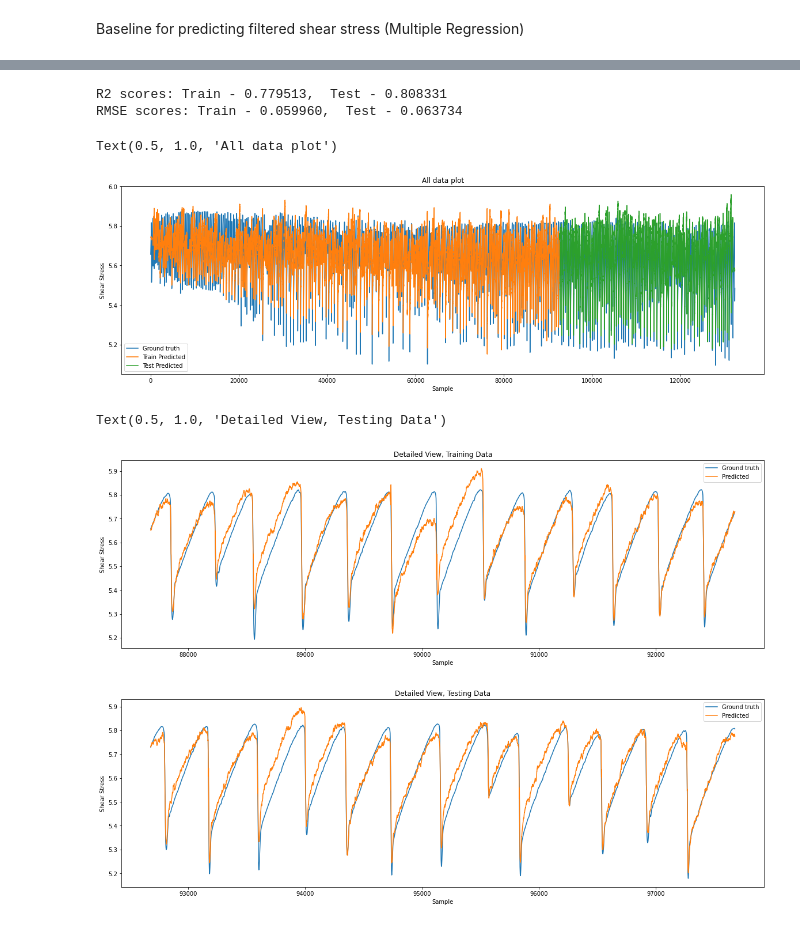
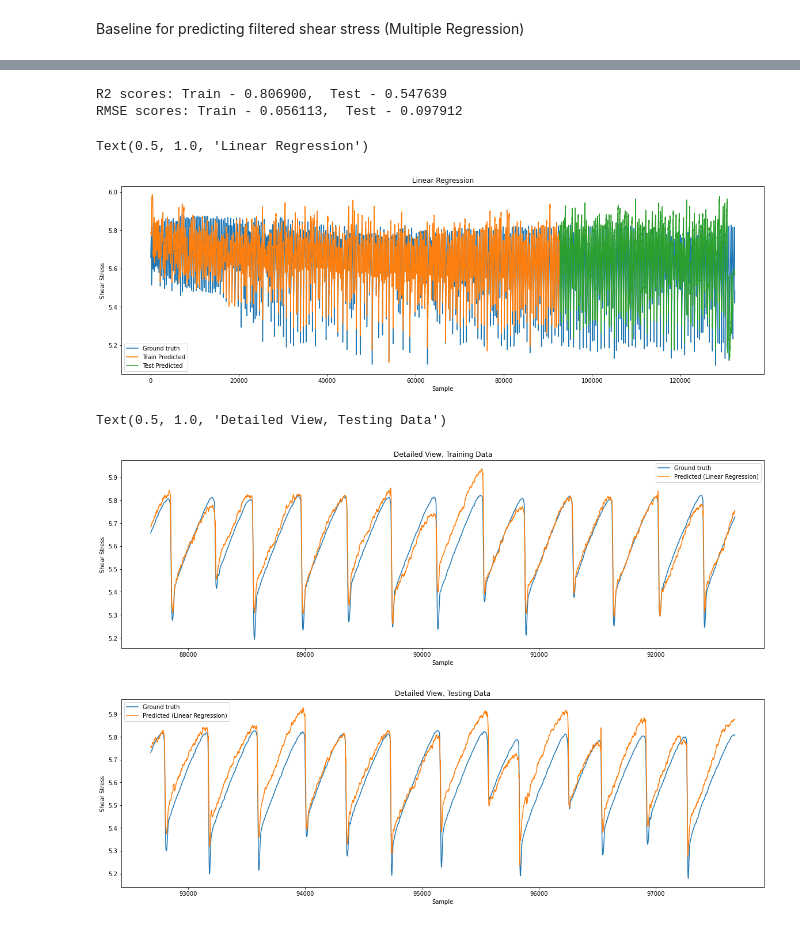
Before and after one commit to vrushaligirkar/Labquake-Prediction, a Jupyter notebook: Baseline/baseline_reg.ipynb, the cells around one changed output, grey strips where cells are left out. Saved outputs shown, nothing was run; the diff lists cells and outputs as text; code cells hidden in the pictures.

Commit message:
New features used

```diff
--- a/Baseline/baseline_reg.ipynb
+++ b/Baseline/baseline_reg.ipynb
@@ -10,20 +10,26 @@ from sklearn.model_selection import train_test_split
 from sklearn.linear_model import LinearRegression
 from sklearn.metrics import r2_score, mean_squared_error
 # %%
+# Load the data
+
 data = loadmat('/content/drive/My Drive/Colab Notebooks/Labquake_prediction/MLpreprocessed_code/data/p5270_ML_Master.mat')
 
-m_t = pd.DataFrame({'Time':data['Time'].ravel().round(2), 'SS':data['SS'].ravel()})    # TTF and TSF not used
-a_t = pd.DataFrame({'Time':data['LocalAcTime'].ravel().round(2), 'A_filt':data['A_filt'].ravel(), 'V_filt':data['V_filt'].ravel(),
-                    'T_pc':data['T_pc'].ravel(), 'Vel_pc':data['Vel_pc'].ravel(), 'T_der':data['T_der'].ravel(), 'Vel_der':data['Vel_der'].ravel()})
-                   # 'T_off':data['T_off'].ravel(), 'Vel_off':data['Vel_off'].ravel()})
+m_t = pd.DataFrame({'Time':data['Time'].ravel().round(2), 'SS':data['SS'].ravel()})
+a_t = pd.DataFrame({'Time':data['LocalAcTime'].ravel().round(2)})
+df1 = a_t.merge(m_t, on='Time')
 
-df = a_t.merge(m_t, on='Time')
+data2 = loadmat('/content/drive/My Drive/Colab Notebooks/Labquake_prediction/MLpreprocessed_code/data/p5270_run1_pp_wAmp.mat')
+df2 = pd.DataFrame({'maxFreqI_filt':data2['maxFreqI_filt'][3787:136186].ravel(), 'freqQAmpI_filt':data2['freqQAmpI_filt'][3787:136186].ravel(),
+                    'freqQAmpI_filt_pc':data2['freqQAmpI_filt_pc'].ravel(), 'c_filt':data2['c_filt'][3787:136186].ravel(), 'c_pc':data2['c_pc'].ravel()})
 
-df = df.drop(['Time', 'T_der', 'Vel_der'], axis=1)  # Drop irrelevant features
+df = pd.concat([df1, df2], axis=1)
 
-xdf = df.drop(['SS'], axis=1)
+#df = df[['freqQAmpI_filt', 'V_filt', 'maxFreqI_filt', 'TTF']]
+print("Input data:\n", df.shape)
+
+xdf = df.drop(['SS', 'Time'], axis=1)
 ydf = df['SS']
 
-print(xdf.shape)
-print(ydf.shape)
+print("Features:\n", xdf)
+print("Shear stress:\n", ydf)
 # %% [output]
@@ -49,23 +70,23 @@ test_r2 = r2_score(y_test, y_predTest)
 print("R2 scores: Train - %0.6f,  Test - %0.6f" %(train_r2, test_r2))
 print("RMSE scores: Train - %0.6f,  Test - %0.6f" %(train_rmse, test_rmse))
 # %% [output]
-R2 scores: Train - 0.779513,  Test - 0.808331
-RMSE scores: Train - 0.059960,  Test - 0.063734
+R2 scores: Train - 0.806900,  Test - 0.547639
+RMSE scores: Train - 0.056113,  Test - 0.097912
 # %%
 # Results plot
 
 fig = plt.figure(1, figsize=(20,6))
 plt.plot(ydf)
 plt.plot(y_predTrain)
 
 plt.plot(y_test.index, y_predTest)
 plt.xlabel('Sample')
 plt.ylabel('Shear Stress')
 plt.legend(['Ground truth', 'Train Predicted', 'Test Predicted'])
-plt.title('All data plot')
+plt.title('Linear Regression')
 # %% [output]
-Text(0.5, 1.0, 'All data plot')
+Text(0.5, 1.0, 'Linear Regression')
-[figure, old version]
+[figure, new version]
 # %%
 # Detailed view of the plots
 
@@ -75,7 +96,7 @@ plt.plot(y_train[-n:])
 plt.plot(y_train.index[-n:], y_predTrain[-n:])
 plt.xlabel('Sample')
 plt.ylabel('Shear Stress')
-plt.legend(['Ground truth', 'Predicted'])
+plt.legend(['Ground truth', 'Predicted (Linear Regression)'])
 plt.title('Detailed View, Training Data')
 
 fig = plt.figure(3, figsize=(20,6))
@@ -83,9 +104,9 @@ plt.plot(y_test[:n])
 plt.plot(y_test.index[:n], y_predTest[:n])
 plt.xlabel('Sample')
 plt.ylabel('Shear Stress')
-plt.legend(['Ground truth', 'Predicted'])
+plt.legend(['Ground truth', 'Predicted (Linear Regression)'])
 plt.title('Detailed View, Testing Data')
 # %% [output]
 Text(0.5, 1.0, 'Detailed View, Testing Data')
-[figure, old version]
+[figure, new version]
-[figure, old version]
+[figure, new version]
```
Also changed, not shown: parts of 1 cell of this notebook.
